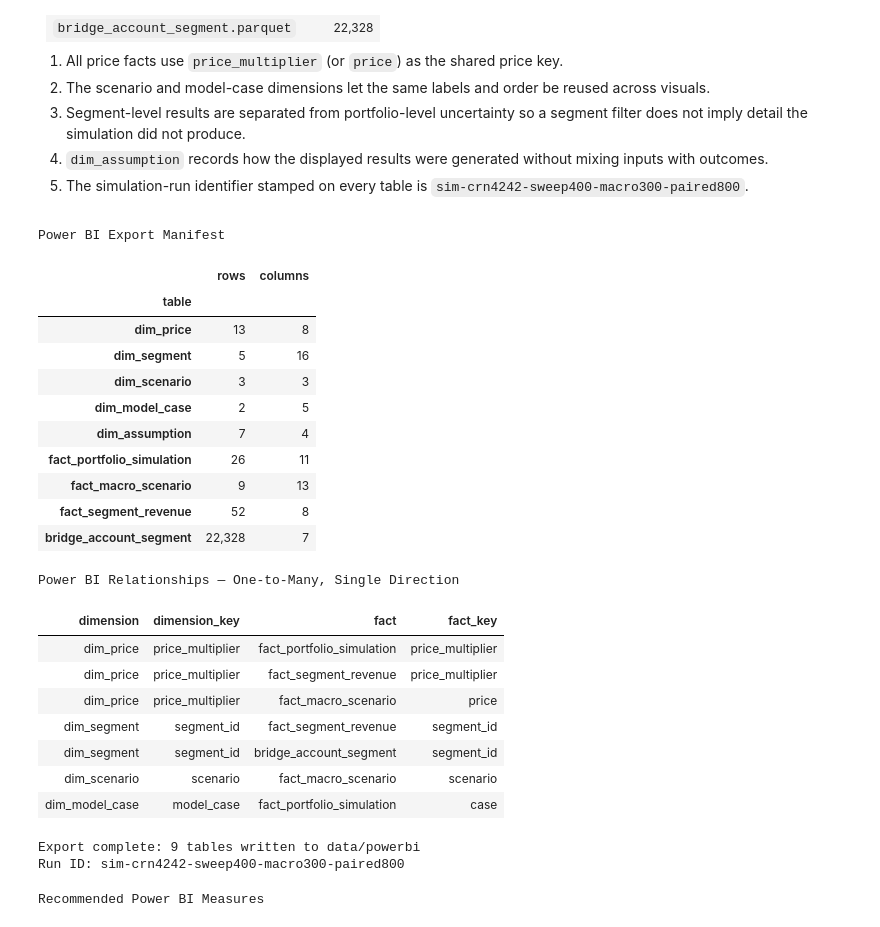
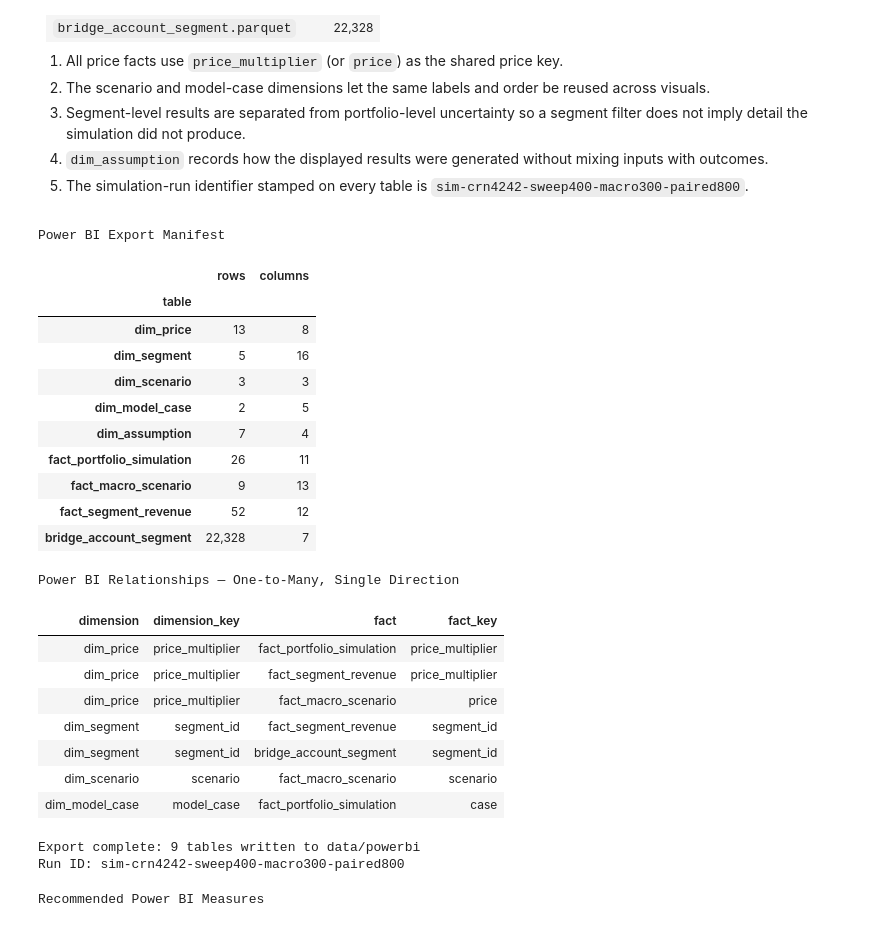
Before and after one commit to paforsey/data-science-portfolio, a Jupyter notebook: case-studies/international-roaming/international_roaming.ipynb, the cells around one changed output. Drawn from its saved outputs; the diff is of its cells as text; code cells hidden in the pictures.

```diff
--- a/case-studies/international-roaming/international_roaming.ipynb
+++ b/case-studies/international-roaming/international_roaming.ipynb
@@ -12994,6 +12994,7 @@ probability_rows = (
     .merge(
         trip_segment_map[[
             'trip_id',
+            'account_id',
             'segment',
         ]],
         on='trip_id',
@@ -14237,6 +14383,39 @@ fact_segment_revenue['revenue_change_pct'] = (
     - 1
 )
 
+# Expected purchasers (deterministic decomposition, see 'Build Segment Purchaser
+# Curves' above) — same grain as revenue, joined on (segment, price_multiplier).
+purchasers_base = (
+    seg_purchasers.loc[
+        np.isclose(seg_purchasers['price_multiplier'], 1.0),
+        ['segment', 'purchasers'],
+    ]
+    .rename(columns={'purchasers': 'purchasers_at_base'})
+)
+
+fact_segment_revenue = (
+    fact_segment_revenue
+    .assign(price_multiplier=lambda d: d['price_multiplier'].round(4))
+    .merge(
+        seg_purchasers.assign(
+            price_multiplier=lambda d: d['price_multiplier'].round(4)
+        ),
+        on=['segment', 'price_multiplier'],
+        how='left',
+        validate='many_to_one',
+    )
+    .merge(purchasers_base, on='segment', how='left', validate='many_to_one')
+)
+fact_segment_revenue['purchasers_vs_base'] = (
+    fact_segment_revenue['purchasers']
+    - fact_segment_revenue['purchasers_at_base']
+)
+fact_segment_revenue['purchasers_change_pct'] = (
+    fact_segment_revenue['purchasers']
+    / fact_segment_revenue['purchasers_at_base']
+    - 1
+)
+
 fact_portfolio_simulation = sim_sweep.copy()
 fact_portfolio_simulation['price_multiplier'] = (
     fact_portfolio_simulation['price_multiplier'].round(4)
@@ -14297,6 +14476,15 @@ assert set(fact_portfolio_simulation['case']) <= case_keys
 
 assert fact_segment_revenue['segment_id'].notna().all()
 assert fact_segment_revenue['revenue_at_base'].notna().all()
+assert fact_segment_revenue['purchasers'].notna().all(), (
+    'missing segment purchaser figures'
+)
+assert fact_segment_revenue['purchasers_at_base'].notna().all(), (
+    'missing base-price segment purchaser figures'
+)
+assert (fact_segment_revenue['purchasers'] >= 0).all(), (
+    'negative segment purchasers in export'
+)
 assert all(
     table['run_id'].eq(RUN_ID).all()
     for table in tables.values()
@@ -14328,34 +14516,34 @@ relationships = pd.DataFrame([
     ('dim_segment', 'segment_id',
      'fact_segment_revenue', 'segment_id'),
     ('dim_segment', 'segment_id',
      'bridge_account_segment', 'segment_id'),
     ('dim_scenario', 'scenario',
      'fact_macro_scenario', 'scenario'),
     ('dim_model_case', 'model_case',
      'fact_portfolio_simulation', 'case'),
 ], columns=['dimension', 'dimension_key', 'fact', 'fact_key'])
 
 display(
     relationships.style
     .set_caption('Power BI Relationships — One-to-Many, Single Direction')
     .hide(axis='index')
     .set_table_styles(TABLE_STYLES)
 )
 
 print(f'Export complete: {len(tables)} tables written to {BI}')
 print(f'Run ID: {RUN_ID}')
 # %% [output]
 Power BI Export Manifest
 |  | rows | columns |
 | table |  |  |
 | dim_price | 13 | 8 |
 | dim_segment | 5 | 16 |
 | dim_scenario | 3 | 3 |
 | dim_model_case | 2 | 5 |
 | dim_assumption | 7 | 4 |
 | fact_portfolio_simulation | 26 | 11 |
 | fact_macro_scenario | 9 | 13 |
-| fact_segment_revenue | 52 | 8 |
+| fact_segment_revenue | 52 | 12 |
 | bridge_account_segment | 22,328 | 7 |
 Power BI Relationships — One-to-Many, Single Direction
 | dimension | dimension_key | fact | fact_key |
```
Also changed, not shown: parts of 25 cells of this notebook, 27 other files.
